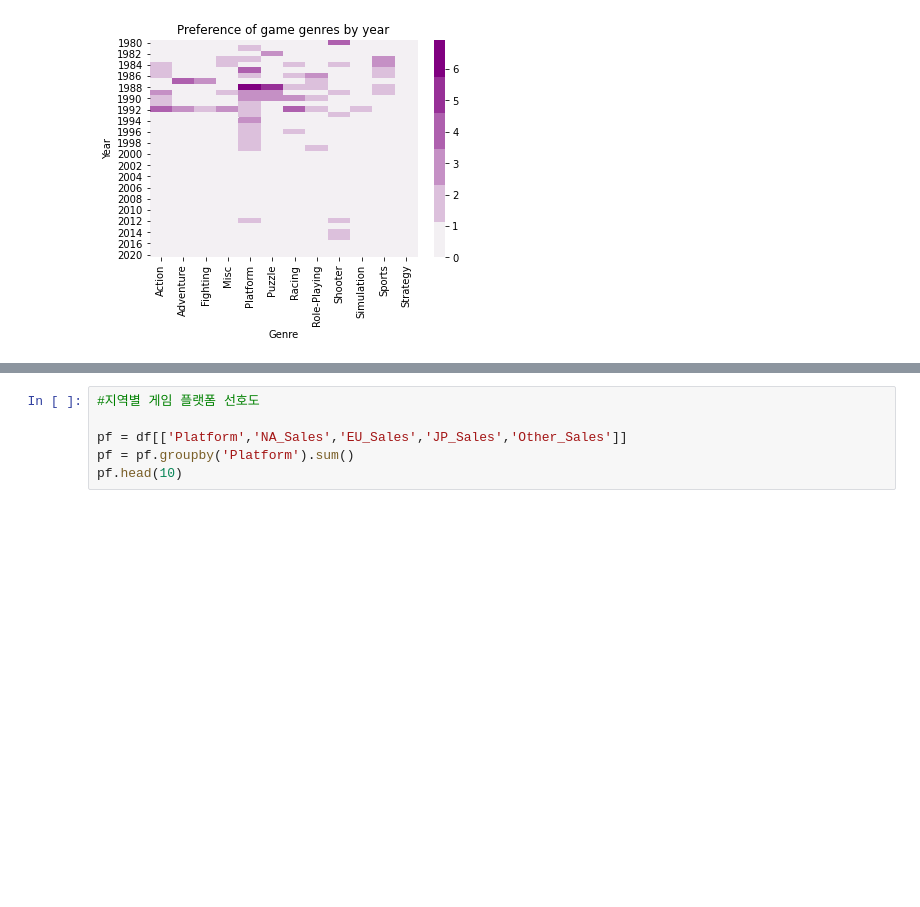
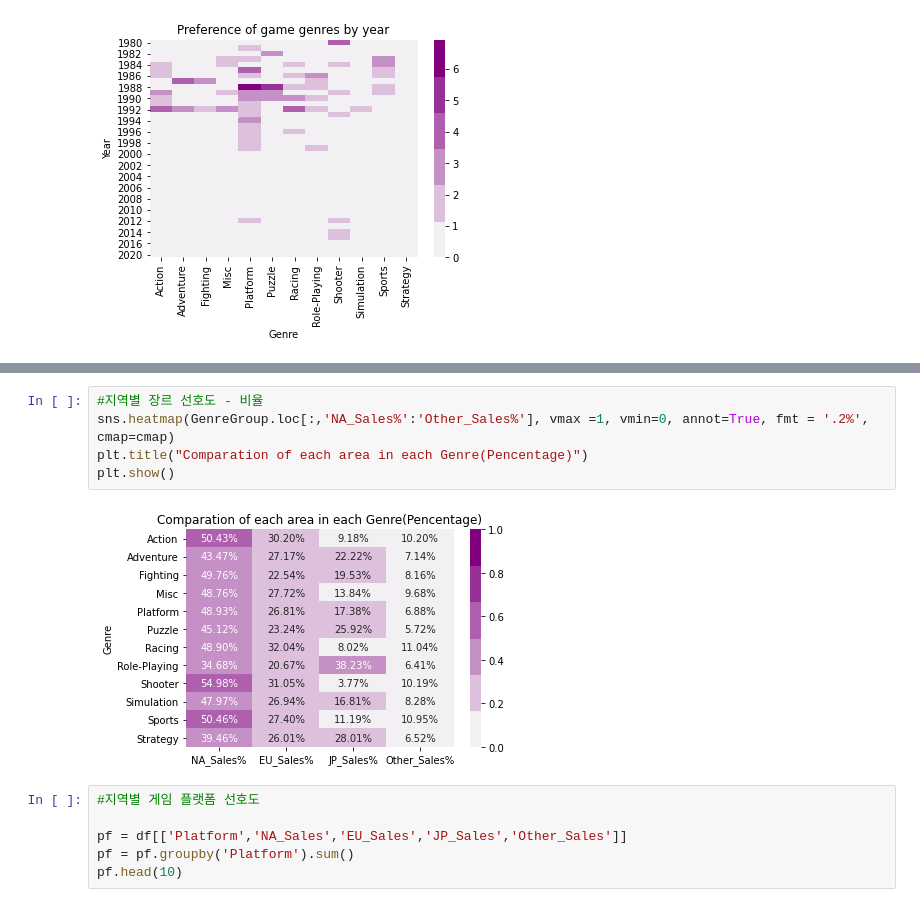
Before and after one commit to threegenie/vgames_project, a Jupyter notebook: game_data.ipynb, the cells around one changed output, grey strips where cells are left out. Drawn from its saved outputs; the diff is of its cells as text; blank space fills up the shorter version.

```diff
--- a/game_data.ipynb
+++ b/game_data.ipynb
@@ -249,3 +263,10 @@ Text(0.5, 1.0, 'Preference of game genres by year')
+# %%
+#지역별 장르 선호도 - 비율
+sns.heatmap(GenreGroup.loc[:,'NA_Sales%':'Other_Sales%'], vmax =1, vmin=0, annot=True, fmt = '.2%', cmap=cmap)
+plt.title("Comparation of each area in each Genre(Pencentage)")
+plt.show()
+# %% [output]
+[figure, added]
 # %%
 #지역별 게임 플랫폼 선호도
 
```
Also changed, not shown: parts of 4 cells of this notebook.
